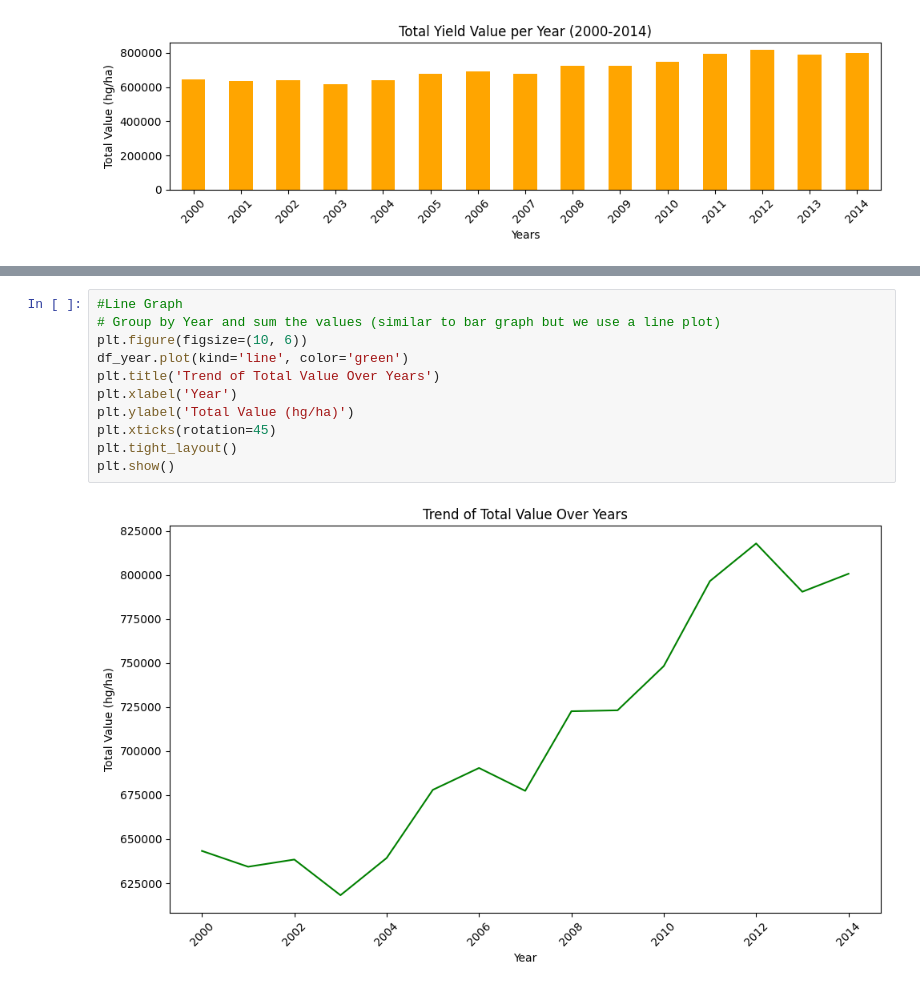
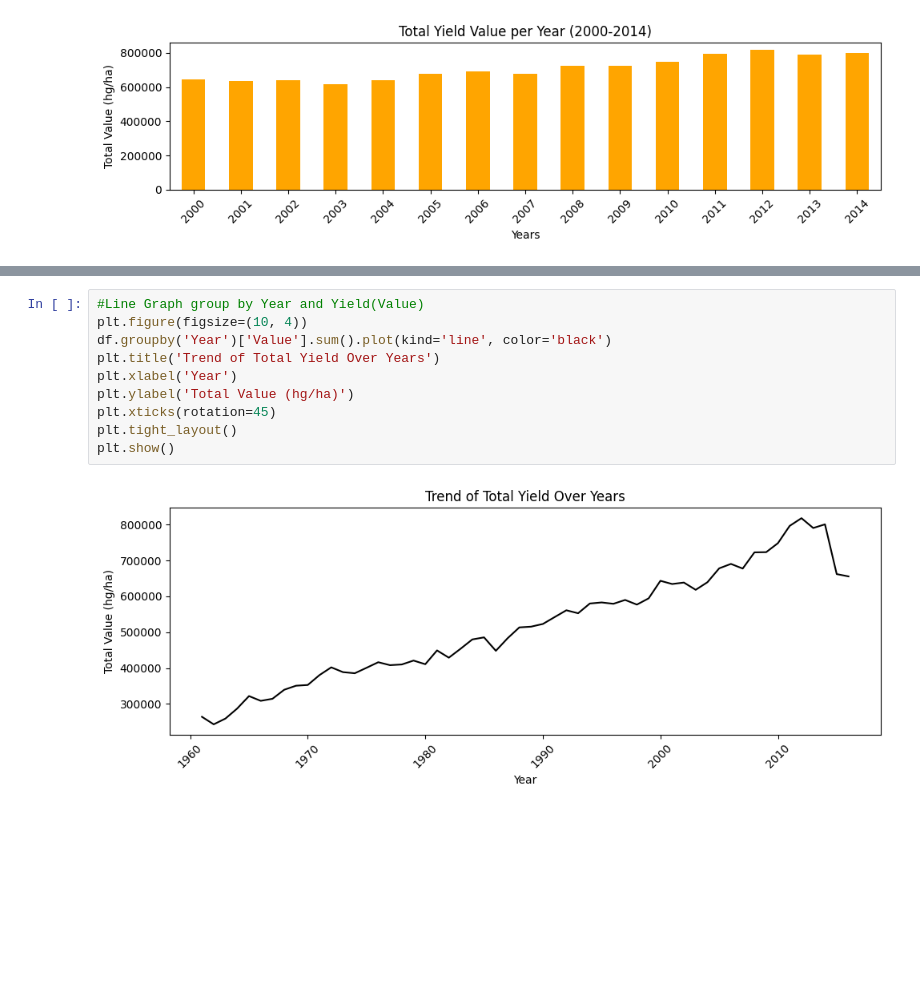
Before and after one commit to YashD15/DSPS-Lab, a Jupyter notebook: exp2.ipynb, the cells around one changed output, grey strips where cells are left out. Drawn from its saved outputs; the diff is of its cells as text; blank space fills up the shorter version.

```diff
--- a/exp2.ipynb
+++ b/exp2.ipynb
@@ -65,13 +76,12 @@ plt.show()
 # %%
-#Line Graph
-# Group by Year and sum the values (similar to bar graph but we use a line plot)
-plt.figure(figsize=(10, 6))
-df_year.plot(kind='line', color='green')
-plt.title('Trend of Total Value Over Years')
+#Line Graph group by Year and Yield(Value)
+plt.figure(figsize=(10, 4))
+df.groupby('Year')['Value'].sum().plot(kind='line', color='black')
+plt.title('Trend of Total Yield Over Years')
 plt.xlabel('Year')
 plt.ylabel('Total Value (hg/ha)')
 plt.xticks(rotation=45)
 plt.tight_layout()
 plt.show()
 # %% [output]
-[figure, old version]
+[figure, new version]
```
Also changed, not shown: parts of 12 cells of this notebook.
